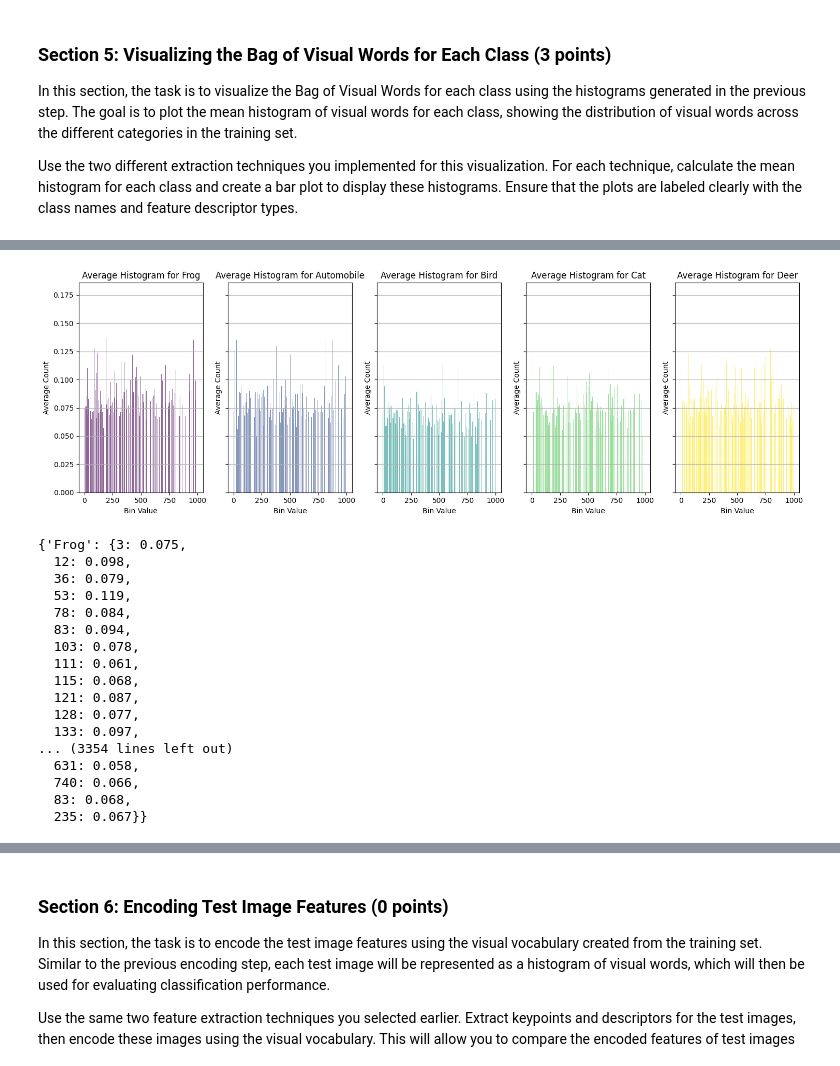
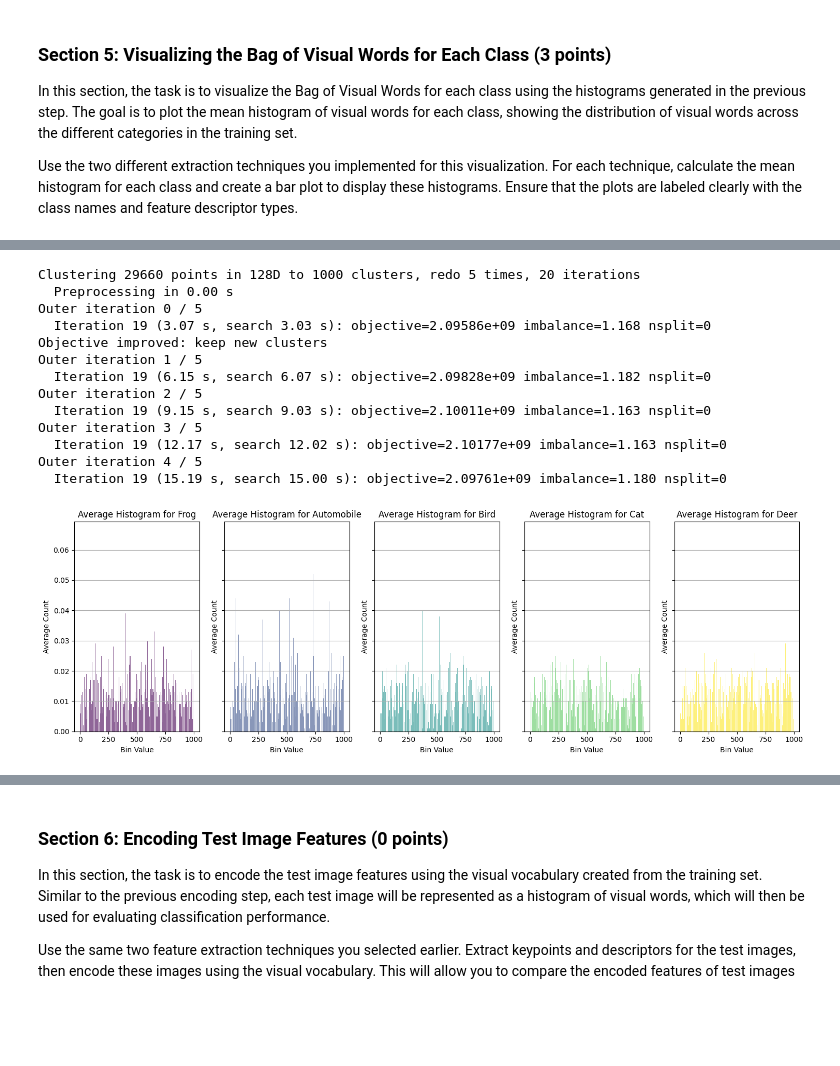
Before and after one commit to matthias-hagenauer/cv1_labs, a Jupyter notebook: cv1-lab-final-1/cv1-final-lab-part-1.ipynb, the cells around one changed output, grey strips where cells are left out. Cells and saved outputs as stored; diff of their text form; code cells hidden in the pictures; blank space fills up the shorter version.

```diff
--- a/cv1-lab-final-1/cv1-final-lab-part-1.ipynb
+++ b/cv1-lab-final-1/cv1-final-lab-part-1.ipynb
@@ -218,18 +218,18 @@ This step is essential to understand how different feature extractors behave acr
 
 def detect_keypoints_sift(image):
     sift = cv2.SIFT_create(edgeThreshold=0.01)
-    keypoints, _ = sift.detectAndCompute(image, None)
-    return keypoints
+    keypoints, descriptors = sift.detectAndCompute(image, None)
+    return keypoints, descriptors
 
 def detect_keypoints_orb(image):
     orb = cv2.ORB_create(edgeThreshold=10)
-    keypoints = orb.detect(image, None)
-    return keypoints
+    keypoints, descriptors = orb.detectAndCompute(image, None)
+    return keypoints, descriptors
 
 def detect_keypoints_fast(image):
     fast = cv2.FastFeatureDetector_create()
-    keypoints = fast.detect(image, None)
-    return keypoints
+    keypoints, descriptors = fast.detectAndCompute(image, None)
+    return keypoints, descriptors
 
 def detect_keypoints_harris(image):
     gray = cv2.cvtColor(image, cv2.COLOR_BGR2GRAY)
@@ -268,7 +268,7 @@ def get_random_picture(label=None):
 classes = ['Frog', 'Automobile', 'Bird', 'Cat', 'Deer']
 images = [get_random_picture(label)[0] for label in classes]
 
-fig, axs = plt.subplots(len(classes), 5, figsize=(15, 20))
+fig, axs = plt.subplots(len(classes), 4, figsize=(15, 20))
 fig.suptitle('Keypoint Detection using SIFT, ORB, and Harris Corner Detector', fontsize=20)
 
 for i, cls in enumerate(classes):
@@ -276,18 +276,18 @@ for i, cls in enumerate(classes):
     img = (img * 255).astype(np.uint8)
     img = cv2.cvtColor(img, cv2.COLOR_BGR2RGB)
 
-    sift_keypoints = detect_keypoints_sift(img)
-    orb_keypoints = detect_keypoints_orb(img)
+    sift_keypoints, _ = detect_keypoints_sift(img)
+    orb_keypoints, _ = detect_keypoints_orb(img)
     #harris_keypoints = detect_keypoints_harris(img)
-    fast_keypoints = detect_keypoints_fast(img)
+    #fast_keypoints, _ = detect_keypoints_fast(img)
     brisk_keypoints, _ = detect_keypoints_brisk(img)
 
     axs[i, 0].imshow(img)
     axs[i, 1].imshow(draw_keypoints(img, sift_keypoints, f'SIFT - {cls}'))
     axs[i, 2].imshow(draw_keypoints(img, orb_keypoints, f'ORB - {cls}'))
     #axs[i, 3].imshow(draw_keypoints(img, harris_keypoints, f'Harris - {cls}'))
-    axs[i, 3].imshow(draw_keypoints(img, fast_keypoints, f'Fast - {cls}'))
-    axs[i, 4].imshow(draw_keypoints(img, brisk_keypoints, f'Brisk - {cls}'))
+    #axs[i, 3].imshow(draw_keypoints(img, fast_keypoints, f'Fast - {cls}'))
+    axs[i, 3].imshow(draw_keypoints(img, brisk_keypoints, f'Brisk - {cls}'))
 
 plt.show()
 # %% [output]
@@ -317,19 +317,18 @@ def extract_features(images, method):
         img = (img * 255).astype(np.uint8)
         img = cv2.cvtColor(img, cv2.COLOR_BGR2RGB)
         if method == 'sift':
-            descriptors = detect_keypoints_sift(img)
+            _, descriptors = detect_keypoints_sift(img)
         elif method == 'orb':
-            descriptors = detect_keypoints_orb(img)
+            _, descriptors = detect_keypoints_orb(img)
         elif method == "harris":
-            descriptors = detect_keypoints_harris(img)
+            _, descriptors = detect_keypoints_harris(img)
         elif method == "fast":
-            descriptors = detect_keypoints_fast(img)
+            _, descriptors = detect_keypoints_fast(img)
         elif method == "brisk":
-            descriptors, _ = detect_keypoints_brisk(img)
+            _, descriptors, _ = detect_keypoints_brisk(img)
         if descriptors is not None and len(descriptors) > 0:
             features.extend(descriptors)
 
-    features = [(k.pt[0], k.pt[1]) for k in features]
     features = np.array(features)
 
     return features
@@ -394,6 +393,7 @@ def get_centroids(train_images, percentages = [.3, .4, .5], methods = ["orb", "s
         for method in methods:
             features = extract_features(sampled_images, method)
             centroids, assignments = kmeans(features)
+
             #unique, counts = np.unique(assignments, return_counts=True)
             #assignment_counts = dict(zip(unique, counts))
             #print(assignment_counts)
@@ -404,5 +404,5 @@ def get_centroids(train_images, percentages = [.3, .4, .5], methods = ["orb", "s
             centroids_dict[f"{method}_{percent}"] = centroids
     return centroids_dict
 
-get_centroids(train_images, methods=["fast"])
+get_centroids(train_images, methods=["sift"])
 # %% [output]
@@ -614,6 +614,6 @@ def get_mean_histogram(centroids, train_images, train_labels, visualize = True,
 
     return average_histograms
 
-centroids_dict = get_centroids(train_images, visualize=False, percentages=[.5], methods=["fast"])
-get_mean_histogram(centroids_dict[list(centroids_dict.keys())[0]], train_images, train_labels, method="fast")
+centroids_dict = get_centroids(train_images, visualize=False, percentages=[.5], methods=["sift"])
+get_mean_histogram(centroids_dict[list(centroids_dict.keys())[0]], train_images, train_labels, method="sift")
 # %% [output]
@@ -634,18 +621,14 @@ Outer iteration 4 / 5
+Clustering 29660 points in 128D to 1000 clusters, redo 5 times, 20 iterations
+  Preprocessing in 0.00 s
+Outer iteration 0 / 5
+  Iteration 19 (3.07 s, search 3.03 s): objective=2.09586e+09 imbalance=1.168 nsplit=0
+Objective improved: keep new clusters
+Outer iteration 1 / 5
+  Iteration 19 (6.15 s, search 6.07 s): objective=2.09828e+09 imbalance=1.182 nsplit=0
+Outer iteration 2 / 5
+  Iteration 19 (9.15 s, search 9.03 s): objective=2.10011e+09 imbalance=1.163 nsplit=0
+Outer iteration 3 / 5
+  Iteration 19 (12.17 s, search 12.02 s): objective=2.10177e+09 imbalance=1.163 nsplit=0
+Outer iteration 4 / 5
+  Iteration 19 (15.19 s, search 15.00 s): objective=2.09761e+09 imbalance=1.180 nsplit=0
-[figure, old version]
+[figure, new version]
-{'Frog': {3: 0.075,
-  12: 0.098,
-  36: 0.079,
-  53: 0.119,
-  78: 0.084,
-  83: 0.094,
-  103: 0.078,
-  111: 0.061,
-  115: 0.068,
-  121: 0.087,
-  128: 0.077,
-  133: 0.097,
-... (3354 lines left out)
-  631: 0.058,
-  740: 0.066,
-  83: 0.068,
-  235: 0.067}}
```
Also changed, not shown: parts of 6 cells of this notebook.
